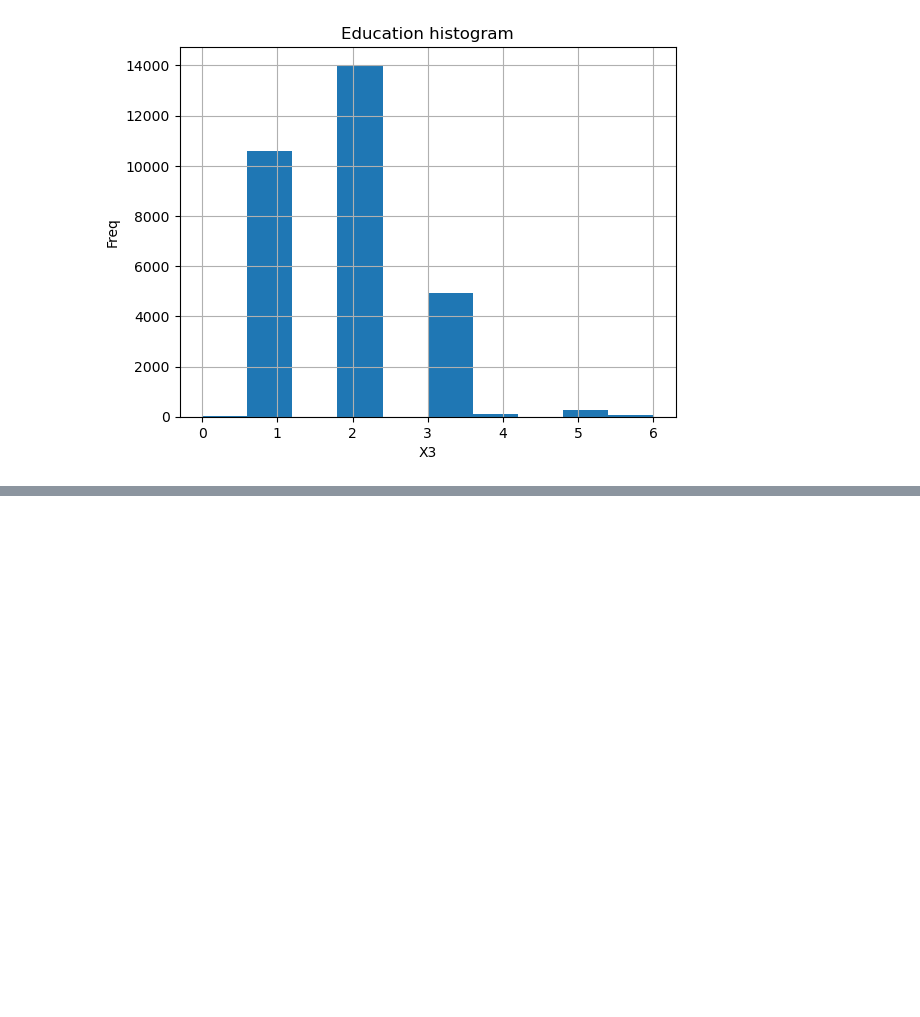
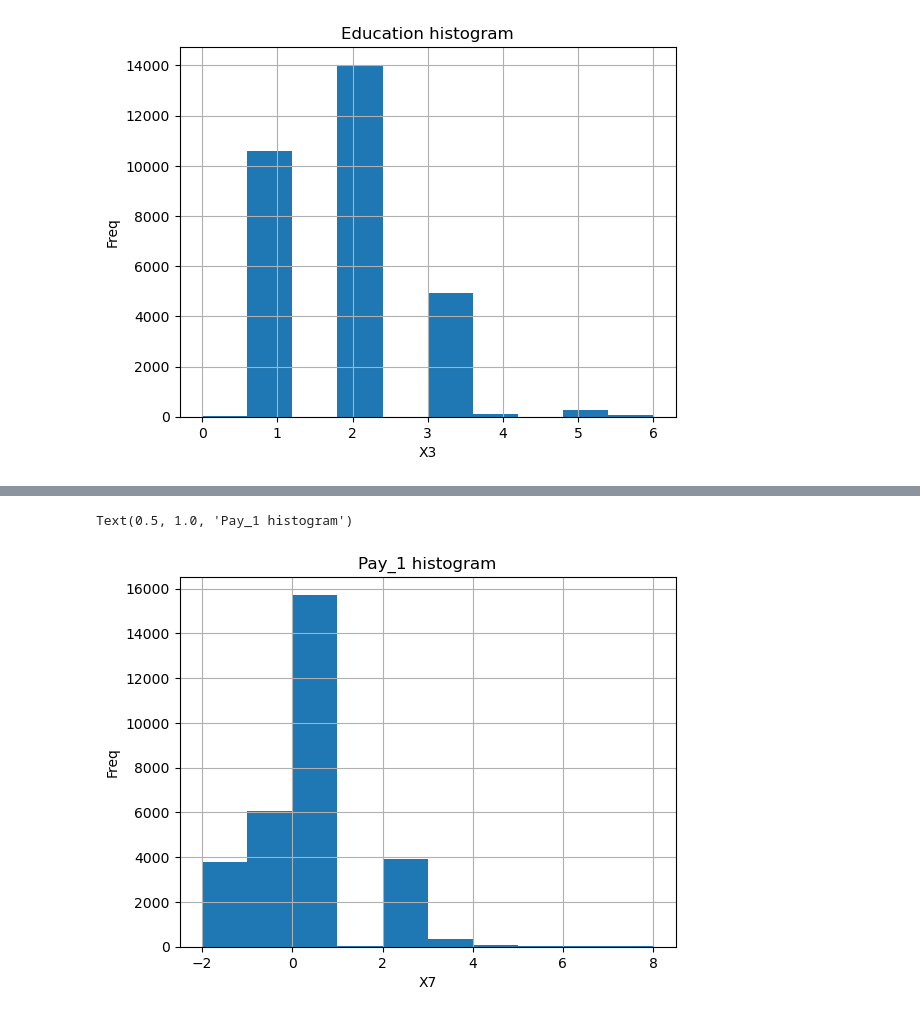
Before and after one commit to utkarshpant/6304-big-data-final-project, a Jupyter notebook: default+of+credit+card+clients/Source.ipynb, the cells around one changed output, grey strips where cells are left out. Saved outputs shown, nothing was run; the diff lists cells and outputs as text; code cells hidden in the pictures; blank space fills up the shorter version.

```diff
--- a/default+of+credit+card+clients/Source.ipynb
+++ b/default+of+credit+card+clients/Source.ipynb
@@ -225,0 +250,8 @@ Text(0.5, 1.0, 'Education histogram')
+# %%
+df['X7'].hist(bins=10)
+plt.xlabel('X7')
+plt.ylabel('Freq')
+plt.title('Pay_1 histogram')
+# %% [output]
+Text(0.5, 1.0, 'Pay_1 histogram')
+[figure, added]
```
Also changed, not shown: parts of 9 cells of this notebook.
